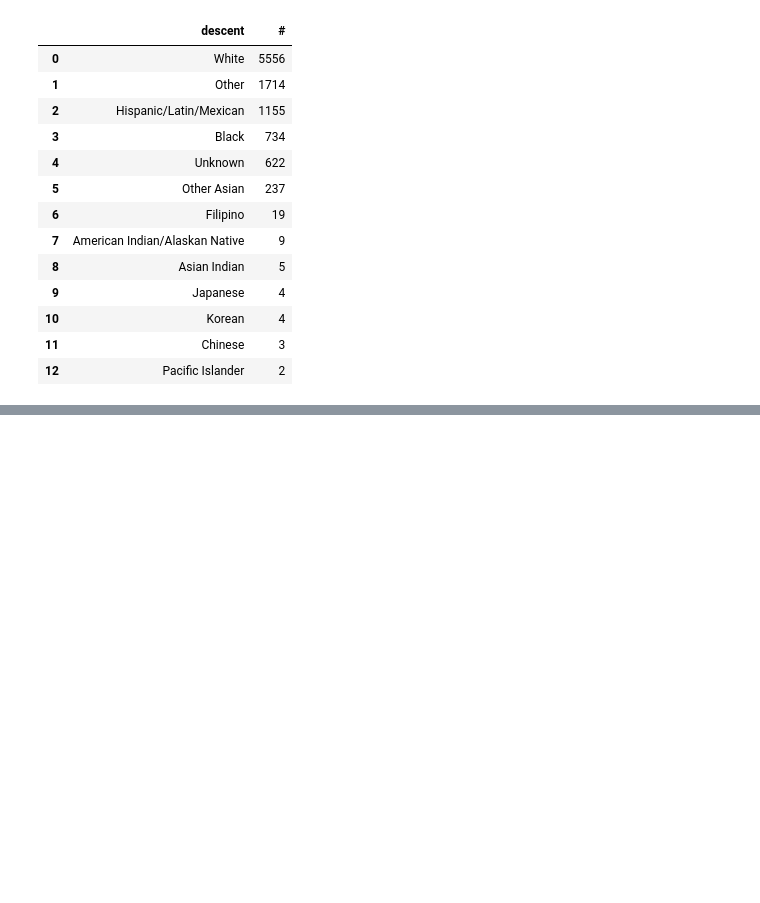
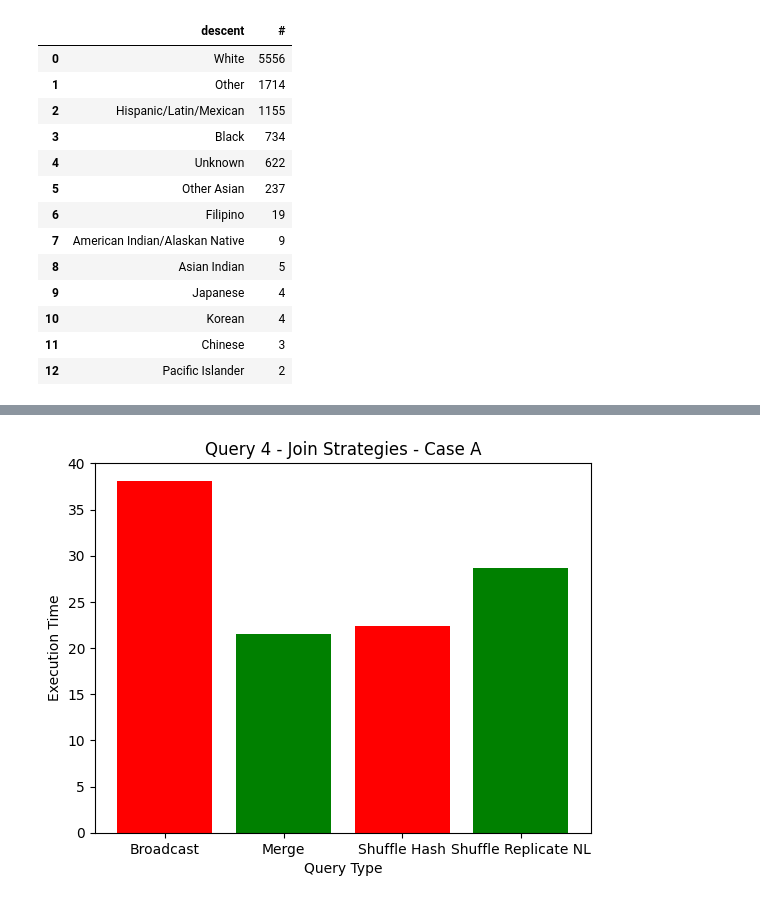
Before and after one commit to DVasios/Advanced-Database-Systems, a Jupyter notebook: results.ipynb, the cells around one changed output, grey strips where cells are left out. Cells and saved outputs as stored; diff of their text form; code cells hidden in the pictures; blank space fills up the shorter version.

```diff
--- a/results.ipynb
+++ b/results.ipynb
@@ -159,0 +339,18 @@ Error:
+# %%
+# Query 4 - Join Strategies - Case A
+
+# Plot
+q4_broadcast = exec_times[exec_times['Name'] == 'q4_a_broadcast_df']
+q4_merge = exec_times[exec_times['Name'] == 'q4_a_merge_df']
+q4_shuffle_hash = exec_times[exec_times['Name'] == 'q4_a_shuffle_hash_df']
+q4_shuffle_replicate_nl = exec_times[exec_times['Name'] == 'q4_a_shuffle_replicate_nl_df']
+
+values = [q4_broadcast.values[0][1], q4_merge.values[0][1], q4_shuffle_hash.values[0][1], q4_shuffle_replicate_nl.values[0][1]]
+colors = ['red', 'green']
+plt.bar(categories,values, color=colors)
+plt.xlabel('Query Type')
+plt.ylabel('Execution Time')
+plt.title('Query 4 - Join Strategies - Case A')
+plt.show()
+# %% [output]
+[figure, added]
```
Also changed, not shown: parts of 16 cells of this notebook, 14 other files.
